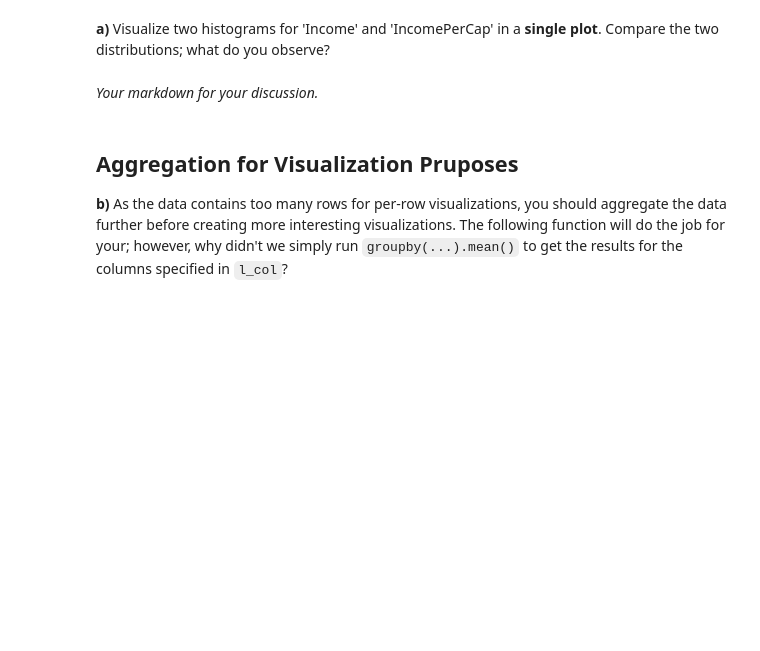
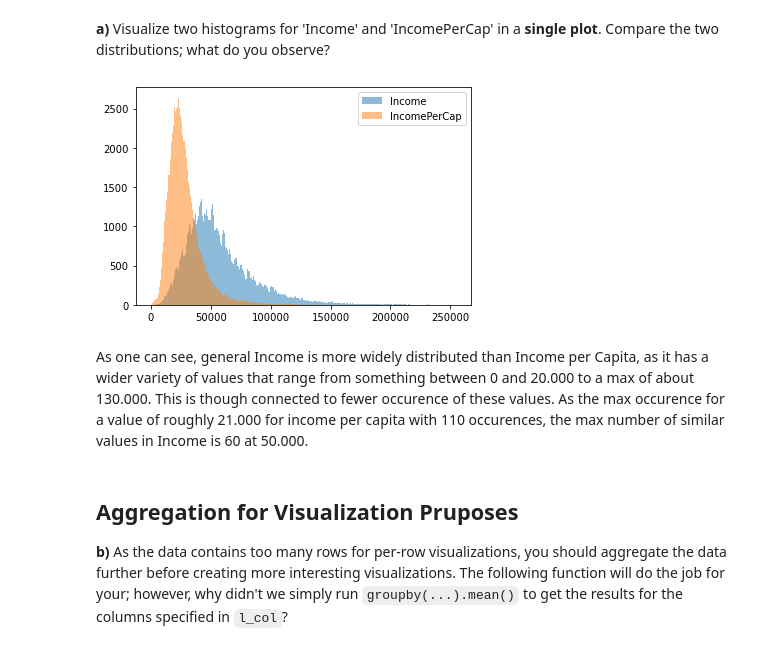
Before and after one commit to Starcrysis/assignment_2, a Jupyter notebook: assignment_2.ipynb, the cells around one changed output. Cells and saved outputs as stored; diff of their text form; code cells hidden in the pictures; blank space fills up the shorter version.

```diff
--- a/assignment_2.ipynb
+++ b/assignment_2.ipynb
@@ -466,13 +466,21 @@ Note that it has a similar structure to the dataframe that you should obtain fro
 
 **Library usage:** This notebook imports a couple visualization libraries that have a significat overlap in terms of functionalities. Therefore, you are free to use any of these libraries (and those in the environment in general) to implement the following questions as long as your resulting plot compilies with the explicitly mentioned requirements.
 # %%
-df = pd.read_pickle('./dataset/df_vis.pkl')
+df = pd.read_pickle('dataset/dataset/df_vis.pkl')
 # %% [markdown]
 **a)** Visualize two histograms for 'Income' and 'IncomePerCap' in a **single plot**. Compare the two distributions; what do you observe?
 # %%
 # your code
+bins = np.linspace(min(np.min(df['Income']), np.min(df['IncomePerCap'])), max(np.max(df['Income']), np.max(df['IncomePerCap'])), 300)
+plt.hist(df['Income'], bins, alpha = 0.5, label = 'Income')
+plt.hist(df['IncomePerCap'],bins, alpha = 0.5, label = 'IncomePerCap')
+plt.legend(loc='upper right')
+plt.show()
+# %% [output]
+[figure, added]
 # %% [markdown]
-*Your markdown for your discussion.*
+As one can see, general Income is more widely distributed than Income per Capita, as it has a wider variety of values that range from something between 0 and 20.000 to a max of about 130.000.
+This is though connected to fewer occurence of these values. As the max occurence for a value of roughly 21.000 for income per capita with 110 occurences, the max number of similar values in Income is 60 at 50.000.
 # %% [markdown]
 ## Aggregation for Visualization Pruposes
 **b)** As the data contains too many rows for per-row visualizations, you should aggregate the data further before creating more interesting visualizations.
```
Also changed, not shown: parts of 10 cells of this notebook, 4 other files.
